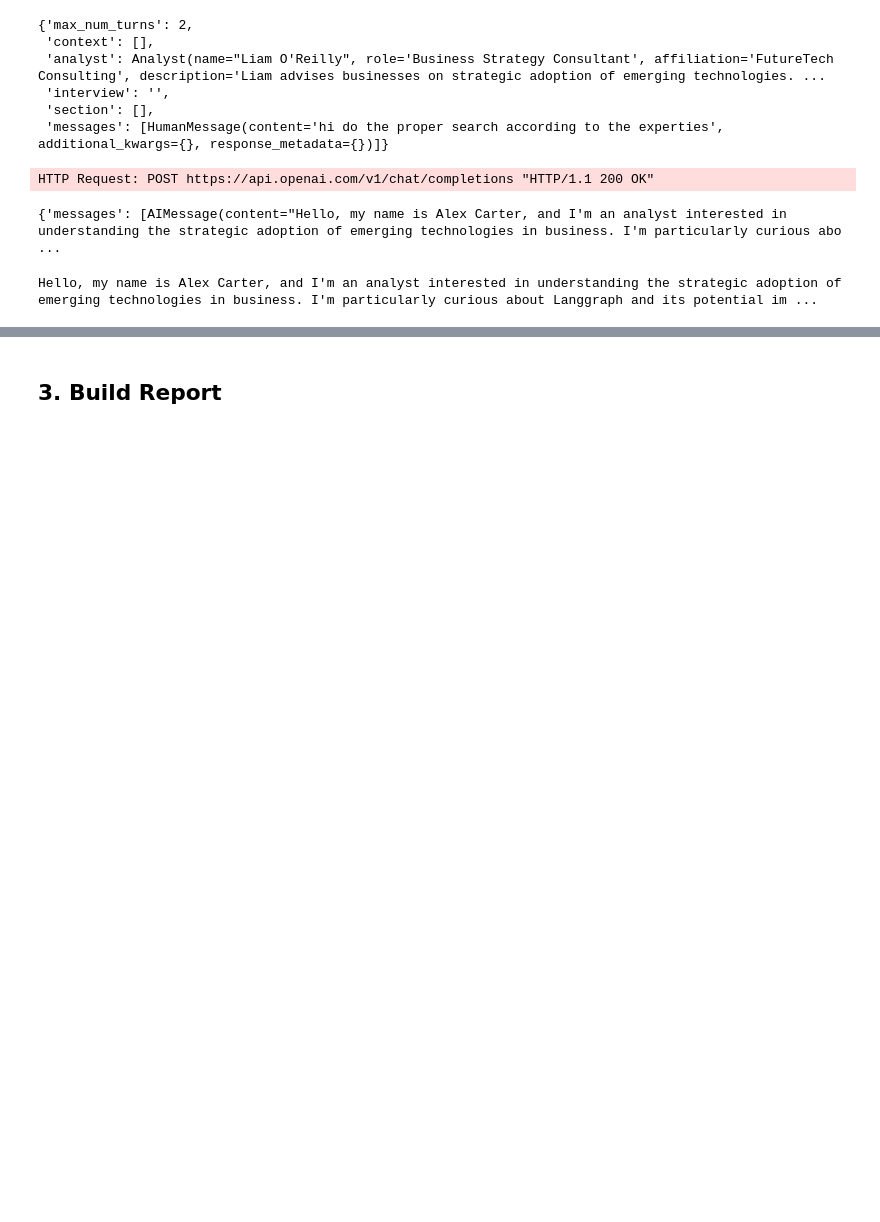
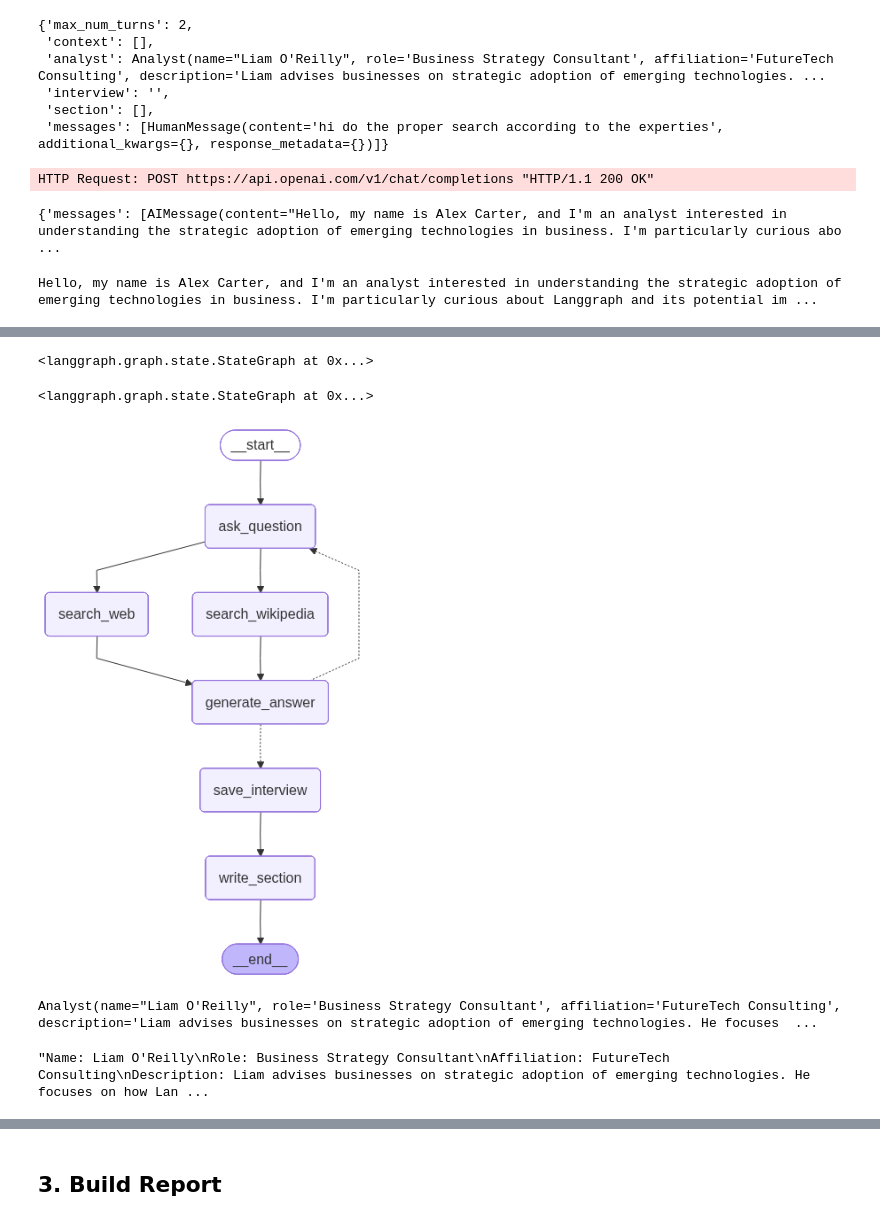
Before and after one commit to Shiraj0205/llm-research-genie, a Jupyter notebook: research_and_analyst/notebook/test.ipynb, the cells around one changed output, grey strips where cells are left out. Drawn from its saved outputs; the diff is of its cells as text; code cells hidden in the pictures; blank space fills up the shorter version.

```diff
--- a/research_and_analyst/notebook/test.ipynb
+++ b/research_and_analyst/notebook/test.ipynb
@@ -695,0 +916,39 @@ KeyError: 'context'
+# %%
+interview_builder = StateGraph(InterviewState)
+# %%
+interview_builder.add_node("ask_question",generation_question)
+interview_builder.add_node("search_web",search_web)
+interview_builder.add_node("search_wikipedia",search_wikipedia)
+interview_builder.add_node("generate_answer",generate_answer)
+interview_builder.add_node("save_interview",save_interview)
+interview_builder.add_node("write_section",write_section)
+# %% [output]
+<langgraph.graph.state.StateGraph at 0x...>
+# %%
+interview_builder.add_edge(START, "ask_question")
+interview_builder.add_edge("ask_question","search_web")
+interview_builder.add_edge("ask_question","search_wikipedia")
+interview_builder.add_edge("search_web","generate_answer")
+interview_builder.add_edge("search_wikipedia","generate_answer")
+interview_builder.add_conditional_edges("generate_answer",
+                           route_messages,
+                           ["ask_question",
+                            "save_interview"])
+interview_builder.add_edge("save_interview","write_section")
+interview_builder.add_edge("write_section",END)
+# %% [output]
+<langgraph.graph.state.StateGraph at 0x...>
+# %%
+interview_graph = interview_builder.compile(checkpointer=memory).with_config(run_name = "Conduct Interview")
+# %%
+display(Image(interview_graph.get_graph().draw_mermaid_png()))
+# %% [output]
+[figure, added]
+# %%
+analyst
+# %% [output]
+Analyst(name="Liam O'Reilly", role='Business Strategy Consultant', affiliation='FutureTech Consulting', description='Liam advises businesses on strategic adoption of emerging technologies. He focuses  ...
+# %%
+analyst.persona
+# %% [output]
+"Name: Liam O'Reilly\nRole: Business Strategy Consultant\nAffiliation: FutureTech Consulting\nDescription: Liam advises businesses on strategic adoption of emerging technologies. He focuses on how Lan ...
```
Also changed, not shown: parts of 31 cells of this notebook.
